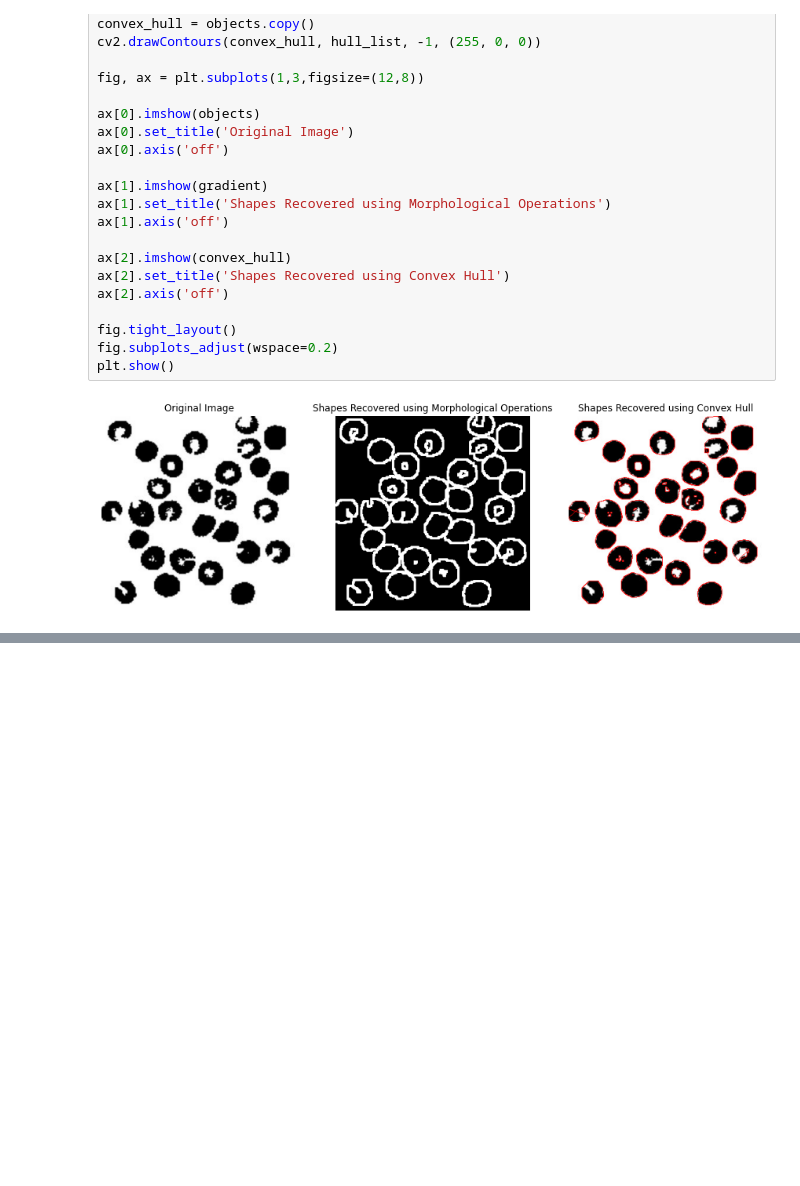
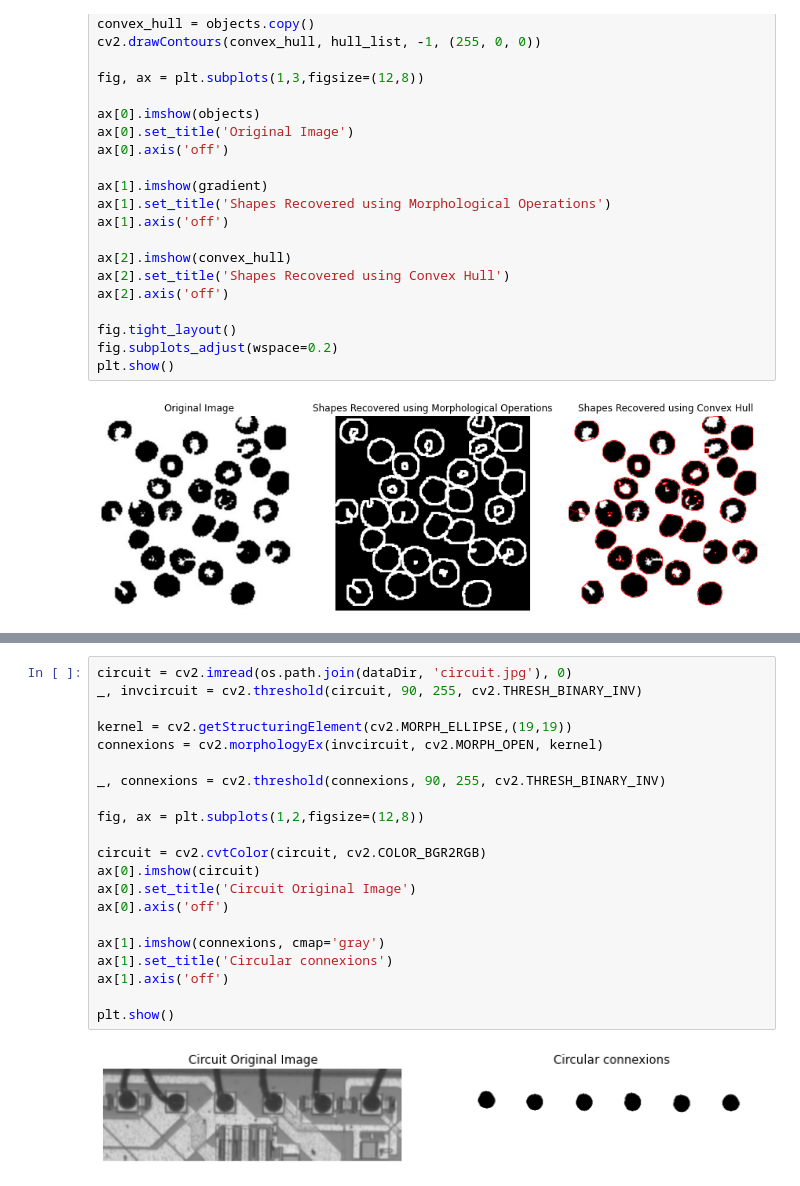
Before and after one commit to paulinho-16/MEIC-VC, a Jupyter notebook: Exercises/Part1/6_morphological_operations.ipynb, the cells around one changed output, grey strips where cells are left out. Drawn from its saved outputs; the diff is of its cells as text; blank space fills up the shorter version.

```diff
--- a/Exercises/Part1/6_morphological_operations.ipynb
+++ b/Exercises/Part1/6_morphological_operations.ipynb
@@ -176,0 +225,23 @@ plt.show()
+# %%
+circuit = cv2.imread(os.path.join(dataDir, 'circuit.jpg'), 0)
+_, invcircuit = cv2.threshold(circuit, 90, 255, cv2.THRESH_BINARY_INV)
+
+kernel = cv2.getStructuringElement(cv2.MORPH_ELLIPSE,(19,19))
+connexions = cv2.morphologyEx(invcircuit, cv2.MORPH_OPEN, kernel)
+
+_, connexions = cv2.threshold(connexions, 90, 255, cv2.THRESH_BINARY_INV)
+
+fig, ax = plt.subplots(1,2,figsize=(12,8))
+
+circuit = cv2.cvtColor(circuit, cv2.COLOR_BGR2RGB)
+ax[0].imshow(circuit)
+ax[0].set_title('Circuit Original Image')
+ax[0].axis('off')
+
+ax[1].imshow(connexions, cmap='gray')
+ax[1].set_title('Circular connexions')
+ax[1].axis('off')
+
+plt.show()
+# %% [output]
+[figure, added]
```
Also changed, not shown: parts of 2 cells of this notebook, 1 other file.
